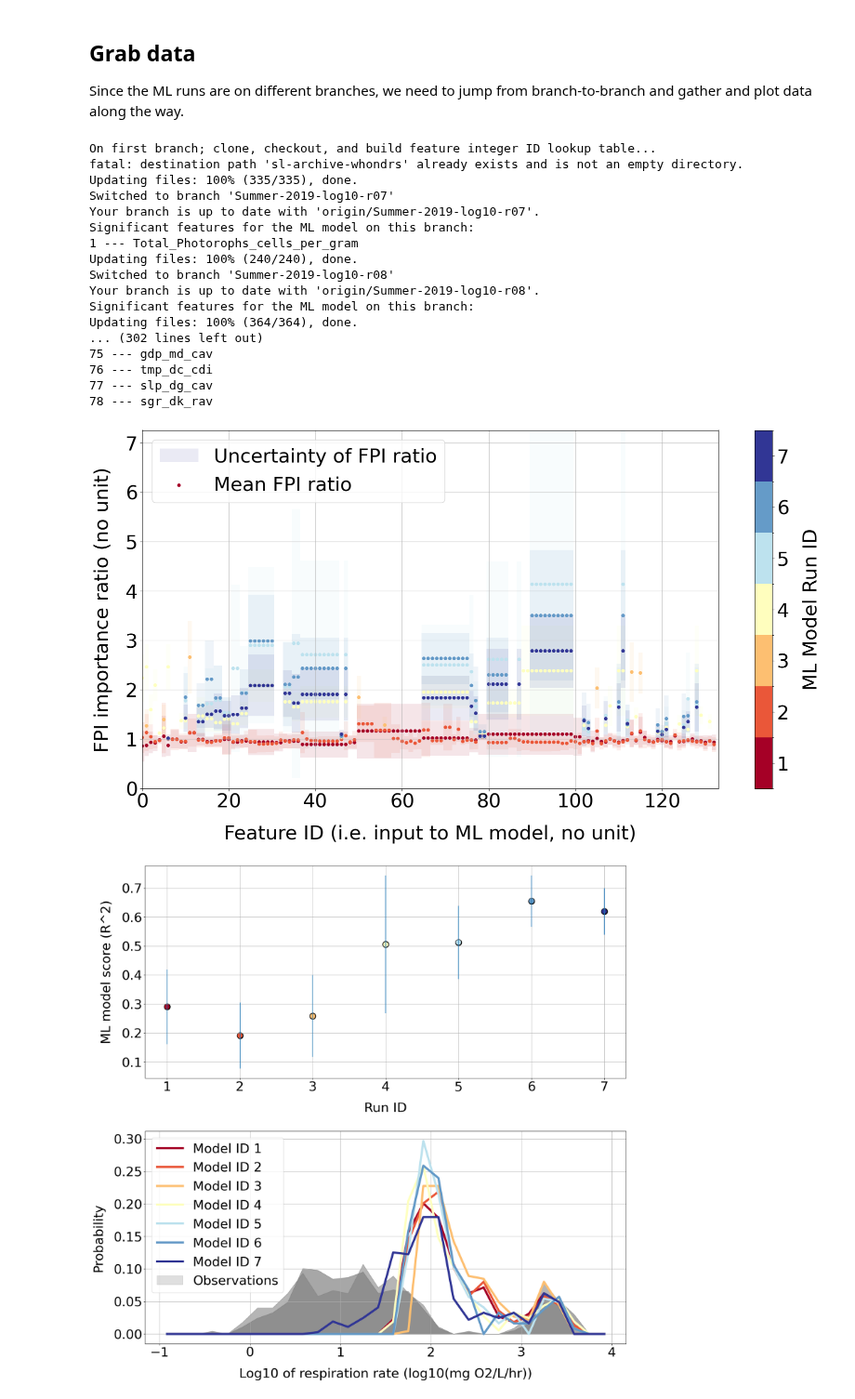
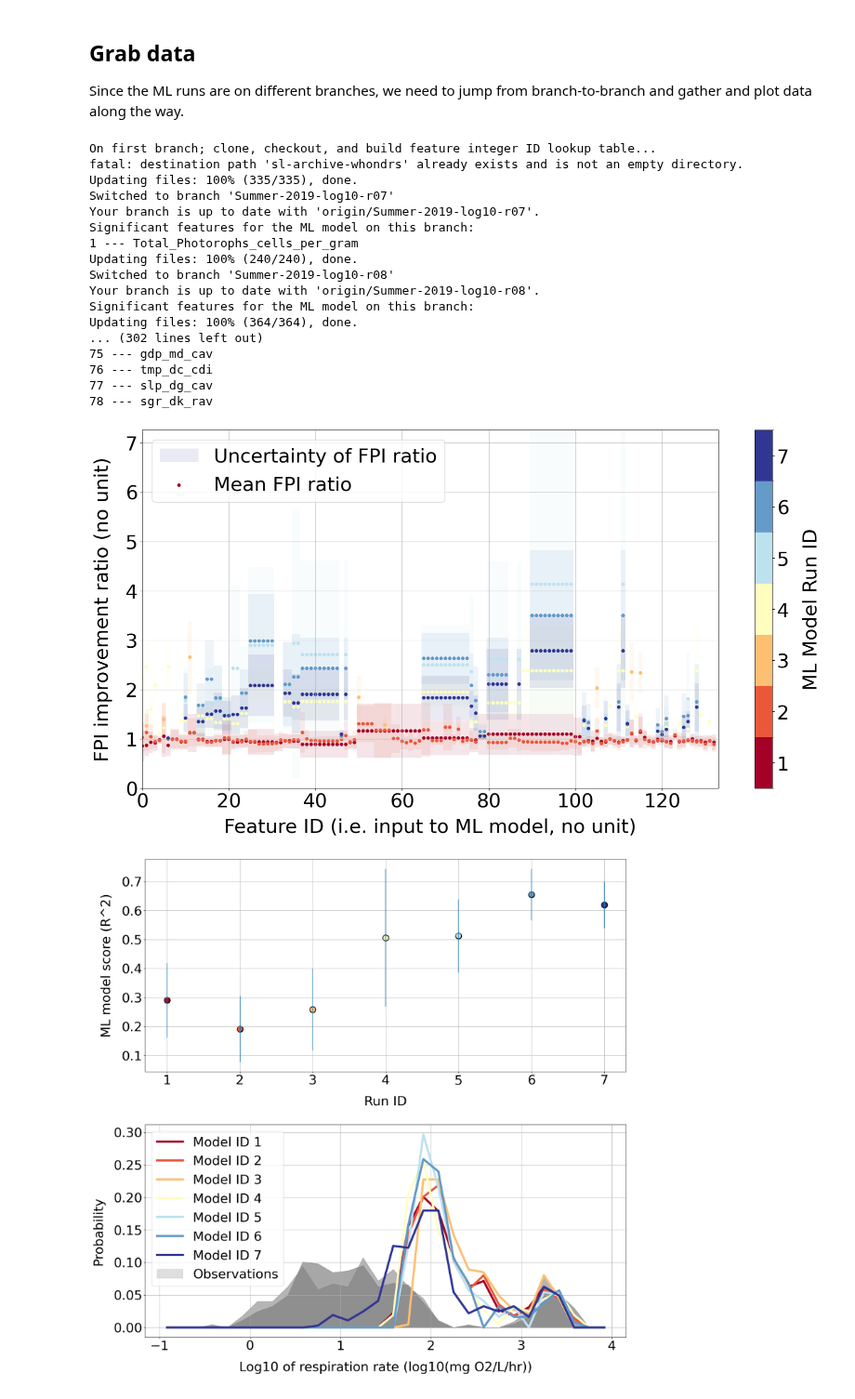
Before and after one commit to parallelworks/sl-archive-whondrs, a Jupyter notebook: examples/fig04-05-06-ML-results.ipynb, the cells around one changed output. Shown at 93% size. Saved outputs shown, nothing was run; the diff lists cells and outputs as text; code cells hidden in the pictures.

Commit message:
Change y-axis label on Fig. 6

```diff
--- a/examples/fig04-05-06-ML-results.ipynb
+++ b/examples/fig04-05-06-ML-results.ipynb
@@ -351,36 +351,36 @@ for ll,branch in enumerate(list_branches):
 # Scatter color plot the means
 # Note that I need to scale the color data manually so it matches
 # the colormap I set above.
 dot_handle = ax.scatter(scatter_id,scatter_mean,s=scatter_size,c=cmap((np.array(scatter_color, dtype='float32') - 1)/(len(list_branches) - 1)))
 
 ax.grid()
 ax.legend([rect,dot_handle],["Uncertainty of FPI ratio","Mean FPI ratio"], prop=font)
 plt.xlim(0,len(feature_id_name_dict))
 plt.ylim(0,fpi_max)
 
-plt.xlabel('Feature ID (i.e. input to ML model, no unit)', labelpad=20) #, fontsize=18)
-plt.ylabel('FPI importance ratio (no unit)', labelpad=20) #, fontsize=18)
+plt.xlabel('Feature ID (i.e. input to ML model, no unit)', labelpad=10) #, fontsize=18)
+plt.ylabel('FPI improvement ratio (no unit)', labelpad=20) #, fontsize=18)
 
 plt.savefig('fig06-FPI-summary.pdf')
 # %% [output]
 On first branch; clone, checkout, and build feature integer ID lookup table...
 fatal: destination path 'sl-archive-whondrs' already exists and is not an empty directory.
 Updating files: 100% (335/335), done.
 Switched to branch 'Summer-2019-log10-r07'
 Your branch is up to date with 'origin/Summer-2019-log10-r07'.
 Significant features for the ML model on this branch:
 1 --- Total_Photorophs_cells_per_gram
 Updating files: 100% (240/240), done.
 Switched to branch 'Summer-2019-log10-r08'
 Your branch is up to date with 'origin/Summer-2019-log10-r08'.
 Significant features for the ML model on this branch:
 Updating files: 100% (364/364), done.
 ... (302 lines left out)
 75 --- gdp_md_cav
 76 --- tmp_dc_cdi
 77 --- slp_dg_cav
 78 --- sgr_dk_rav
-[figure, old version]
+[figure, new version]
 # %%
 # Set up side-by-side plot
 fig, (ax0, ax1)  = plt.subplots(2,1,figsize=(20,20))
```
Also changed, not shown: 3 other files.
